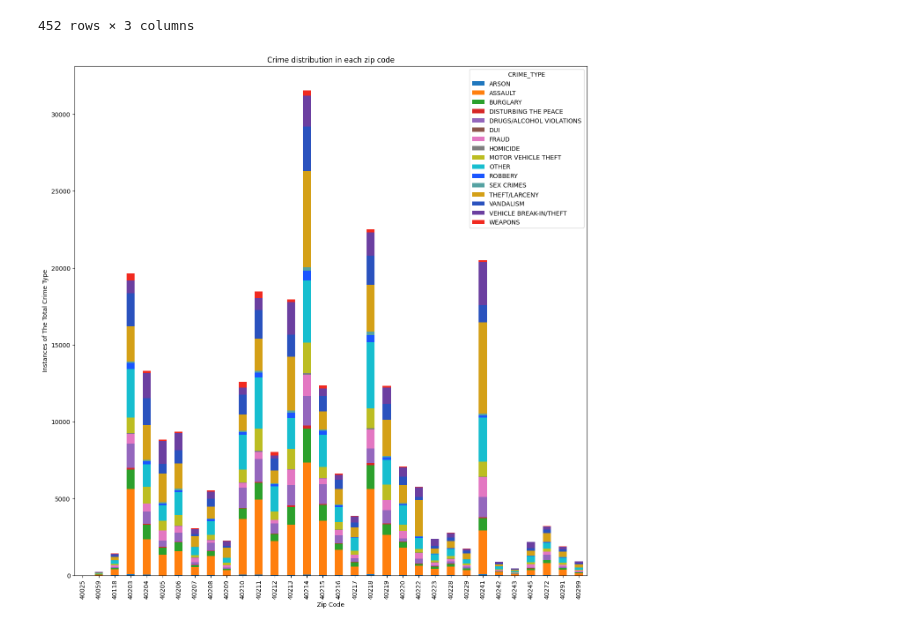
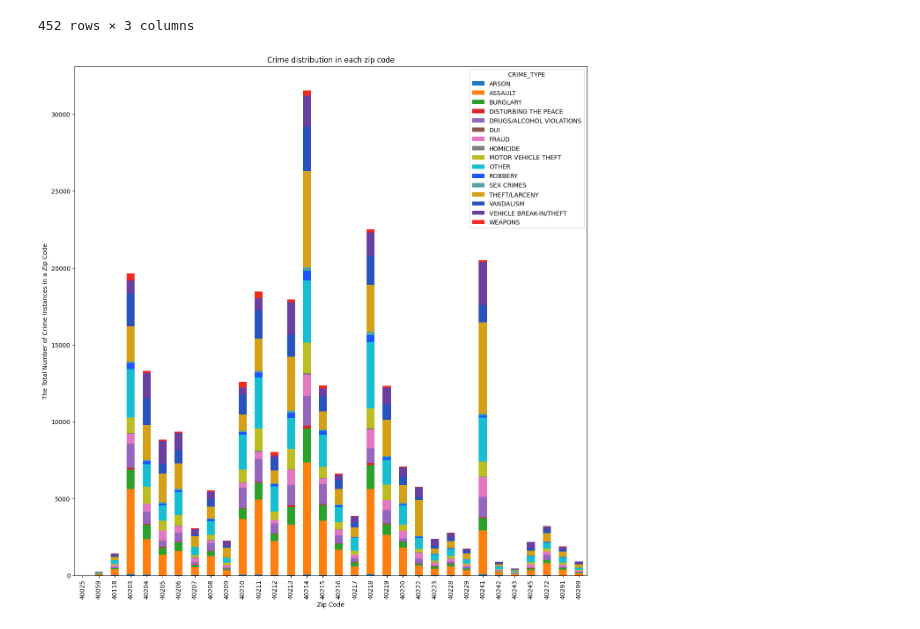
Before and after one commit to ltc870/codelouisville2023finalproject, a Jupyter notebook: finalproject.ipynb, the cells around one changed output. Cells and saved outputs as stored; diff of their text form; code cells hidden in the pictures.

Commit message:
corrected stacked bar graph

```diff
--- a/finalproject.ipynb
+++ b/finalproject.ipynb
@@ -273,17 +275,18 @@ grouped_df
 | 451 | 40299 | WEAPONS | 5 |
 452 rows × 3 columns
 # %%
+# Creating a stacked bar chart that shows the distribution of crime types in each zip code
 pivot_df = grouped_df.pivot(index="ZIP_CODE", columns="CRIME_TYPE", values="COUNT")
 pivot_df.plot(kind="bar", stacked=True, figsize=(15, 15),
 color=[
   "#1f77be", "#ff7f0e", "#2ca02c", "#d62728",
   "#9467bd", "#8c564b", "#e377c2", "#7f7f7f",
   "#bcbd22", "#17becf", "#1a55FF", "#55a2a2",
   "#d4a017", "#2a52be", "#6b3fa0", "#f12a20"
   ])
 plt.title("Crime distribution in each zip code")
 plt.xlabel("Zip Code")
-plt.ylabel("Instances of The Total Crime Type")
+plt.ylabel("The Total Number of Crime Instances in a Zip Code")
 plt.show()
 # %% [output]
-[figure, old version]
+[figure, new version]
```
Also changed, not shown: parts of 2 cells of this notebook.
